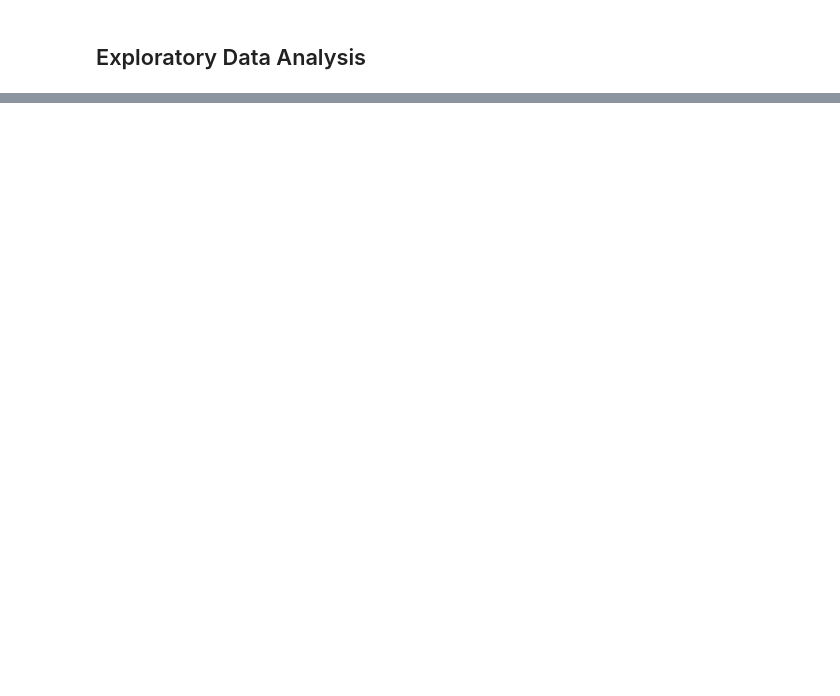
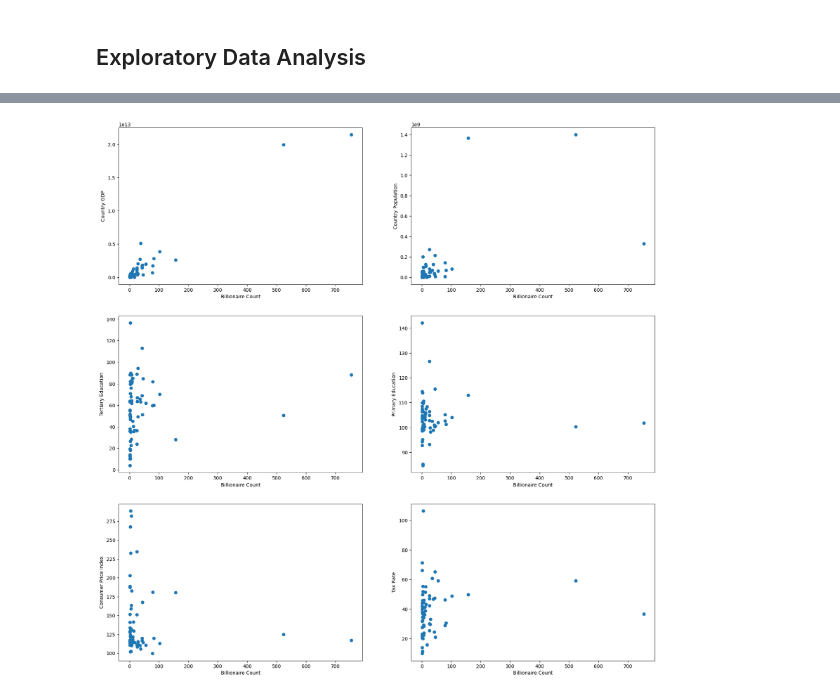
Before and after one commit to cyrilmichino/billionaire-statistical-analysis, a Jupyter notebook: notebook.ipynb, the cells around one changed output, grey strips where cells are left out. Saved outputs shown, nothing was run; the diff lists cells and outputs as text; code cells hidden in the pictures; blank space fills up the shorter version.

```diff
--- a/notebook.ipynb
+++ b/notebook.ipynb
@@ -196,0 +272,36 @@ sns.pairplot(df)
+# %%
+plt.figure(figsize=(20,20))
+
+plt.subplot(3,2,1)
+plt.scatter(country_df.billionaireCount, country_df.gdp)
+plt.xlabel('Billionaire Count')
+plt.ylabel('Country GDP')
+
+plt.subplot(3,2,2)
+plt.scatter(country_df.billionaireCount, country_df.population_country)
+plt.xlabel('Billionaire Count')
+plt.ylabel('Country Population')
+
+plt.subplot(3,2,3)
+plt.scatter(country_df.billionaireCount, country_df.gross_tertiary_education_enrollment)
+plt.xlabel('Billionaire Count')
+plt.ylabel('Tertiary Education')
+
+plt.subplot(3,2,4)
+plt.scatter(country_df.billionaireCount, country_df.gross_primary_education_enrollment_country)
+plt.xlabel('Billionaire Count')
+plt.ylabel('Primary Education')
+
+plt.subplot(3,2,5)
+plt.scatter(country_df.billionaireCount, country_df.cpi_country)
+plt.xlabel('Billionaire Count')
+plt.ylabel('Consumer Price Index')
+
+plt.subplot(3,2,6)
+plt.scatter(country_df.billionaireCount, country_df.total_tax_rate_country)
+plt.xlabel('Billionaire Count')
+plt.ylabel('Tax Rate')
+
+plt.show()
+# %% [output]
+[figure, added]
```
Also changed, not shown: parts of 12 cells of this notebook.
